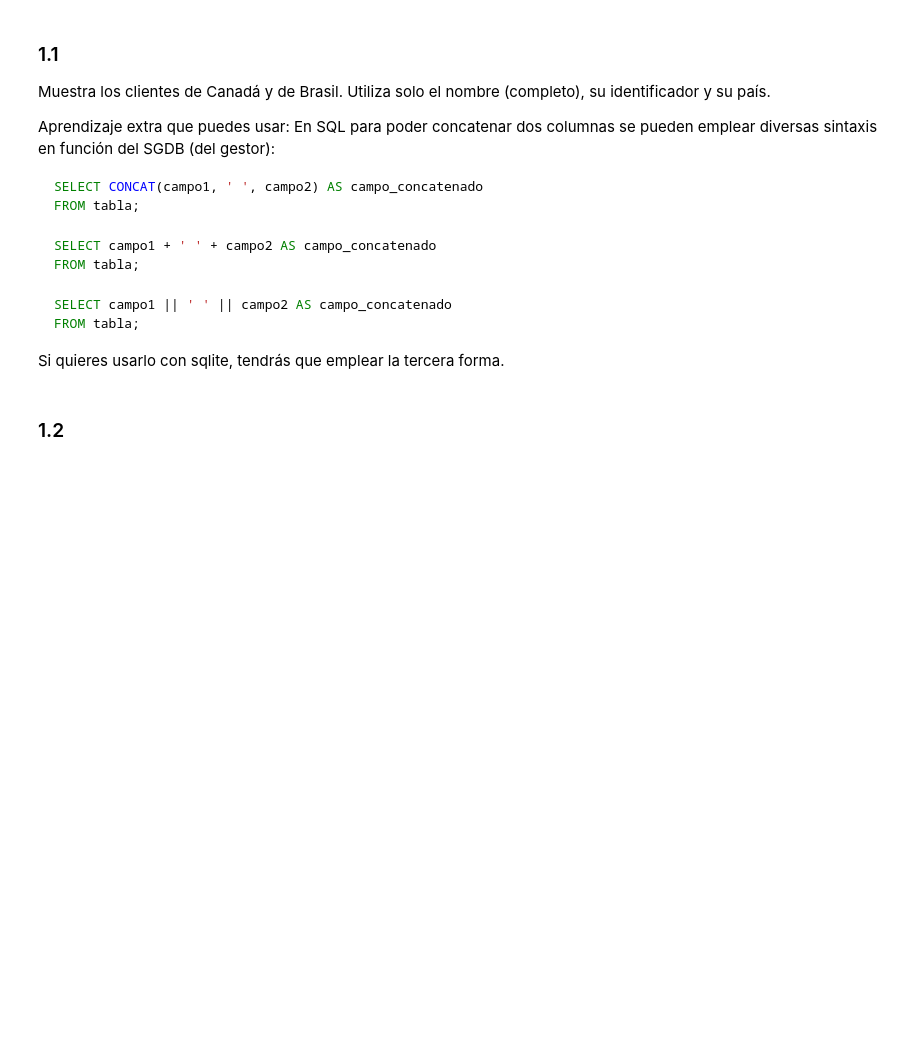
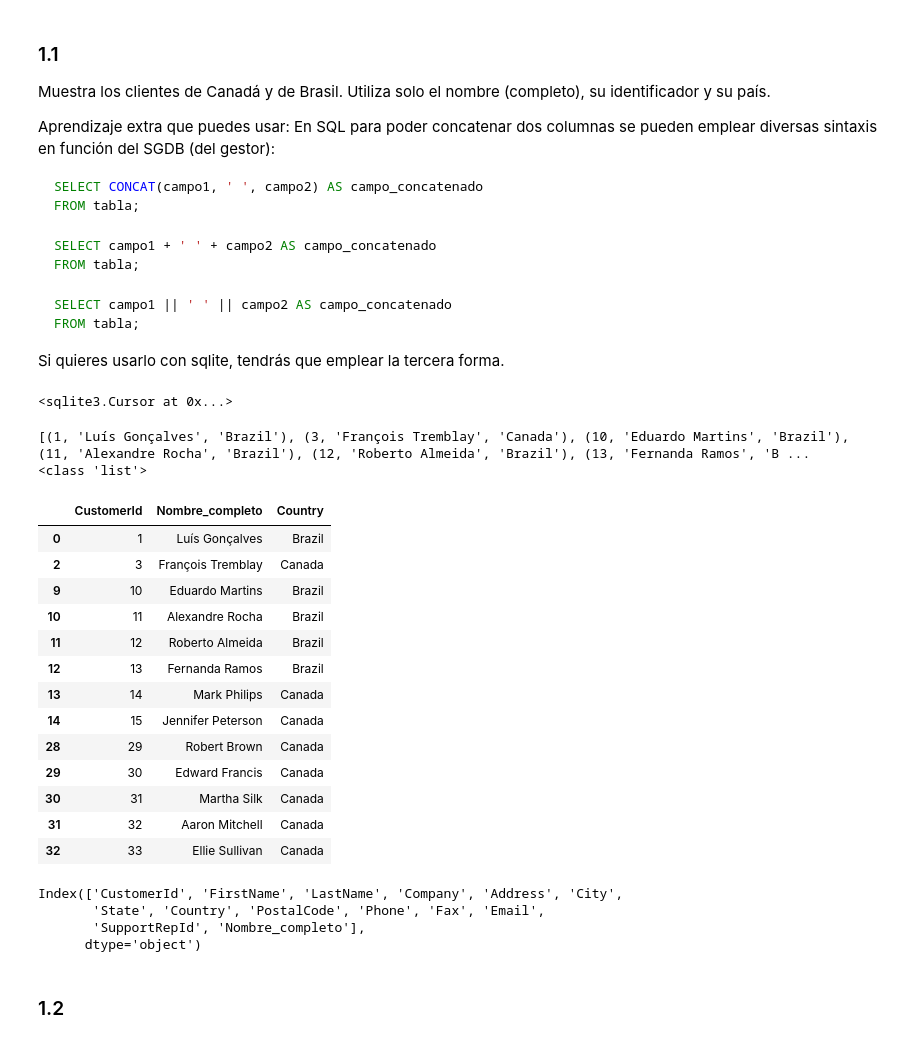
Before and after one commit to arratealduzin/Repo-ejercicos, a Jupyter notebook: 03_Data_Analysis/Sprint_06/Unidad_01_Procesado_Datos_Internos_BBDD/03_Practica_Obligatoria/18_Practica_Obligatoria_SQL.ipynb, the cells around one changed output. Cells and saved outputs as stored; diff of their text form; code cells hidden in the pictures; blank space fills up the shorter version.

```diff
--- a/03_Data_Analysis/Sprint_06/Unidad_01_Procesado_Datos_Internos_BBDD/03_Practica_Obligatoria/18_Practica_Obligatoria_SQL.ipynb
+++ b/03_Data_Analysis/Sprint_06/Unidad_01_Procesado_Datos_Internos_BBDD/03_Practica_Obligatoria/18_Practica_Obligatoria_SQL.ipynb
@@ -64,0 +61,39 @@ Si quieres usarlo con sqlite, tendrás que emplear la tercera forma.
+# %%
+# SQL
+query = '''
+SELECT a.Customerid, a.Firstname || ' ' || a.Lastname AS nombre_completo, a.country
+FROM customers AS a
+WHERE country in ("Canada", "Brazil")
+'''
+cursor_practica.execute(query)
+# %% [output]
+<sqlite3.Cursor at 0x...>
+# %%
+print(cursor_practica.fetchall())
+print(type(cursor_practica.fetchall()))
+# %% [output]
+[(1, 'Luís Gonçalves', 'Brazil'), (3, 'François Tremblay', 'Canada'), (10, 'Eduardo Martins', 'Brazil'), (11, 'Alexandre Rocha', 'Brazil'), (12, 'Roberto Almeida', 'Brazil'), (13, 'Fernanda Ramos', 'B ...
+<class 'list'>
+# %%
+# Pandas
+query= '''
+SELECT *
+FROM customers'''
+df_clientes = sql_query(query)
+# %%
+df_clientes[df_clientes["Country"].isin(["Canada", "Brazil"])][["CustomerId", "Nombre_completo", "Country"]]
+# %% [output]
+|  | CustomerId | Nombre_completo | Country |
+| 0 | 1 | Luís Gonçalves | Brazil |
+| 2 | 3 | François Tremblay | Canada |
+| 9 | 10 | Eduardo Martins | Brazil |
+| 10 | 11 | Alexandre Rocha | Brazil |
+| 11 | 12 | Roberto Almeida | Brazil |
+| 12 | 13 | Fernanda Ramos | Brazil |
+| 13 | 14 | Mark Philips | Canada |
+| 14 | 15 | Jennifer Peterson | Canada |
+| 28 | 29 | Robert Brown | Canada |
+| 29 | 30 | Edward Francis | Canada |
+| 30 | 31 | Martha Silk | Canada |
+| 31 | 32 | Aaron Mitchell | Canada |
+| 32 | 33 | Ellie Sullivan | Canada |
@@ -65,3 +102,10 @@ Si quieres usarlo con sqlite, tendrás que emplear la tercera forma.
+# %%
+df_clientes.columns
+# %% [output]
+Index(['CustomerId', 'FirstName', 'LastName', 'Company', 'Address', 'City',
+       'State', 'Country', 'PostalCode', 'Phone', 'Fax', 'Email',
+       'SupportRepId', 'Nombre_completo'],
+      dtype='object')
 # %% [markdown]
 ### 1.2
 # %% [markdown]
```
Also changed, not shown: parts of 45 cells of this notebook, 7 other files.
